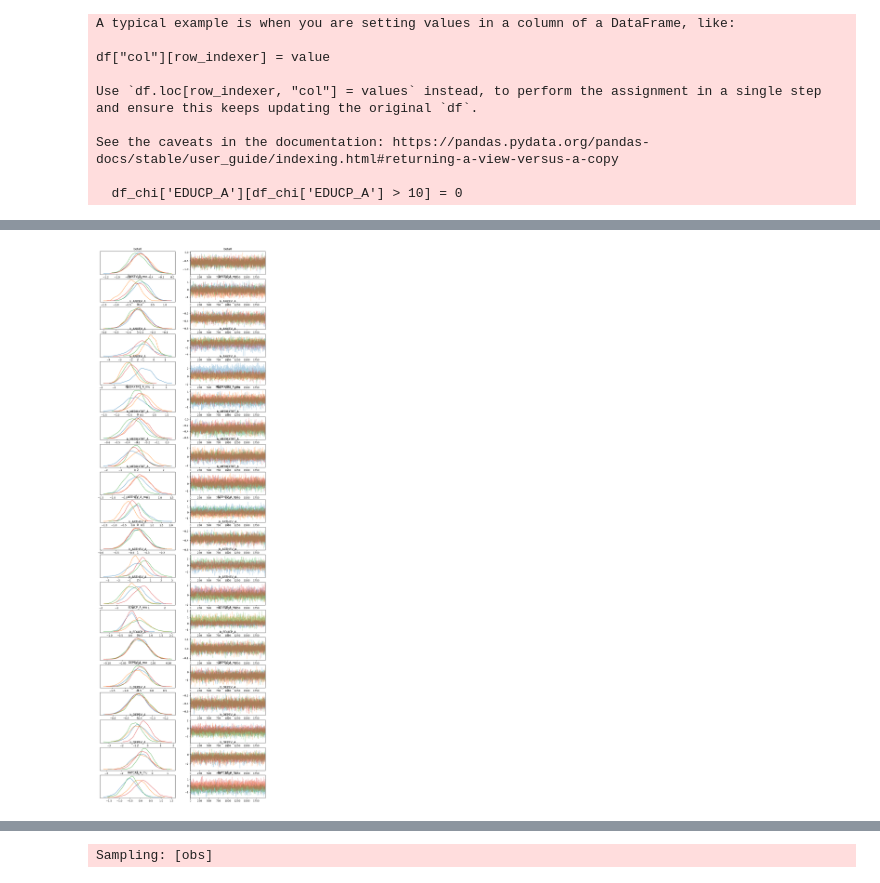
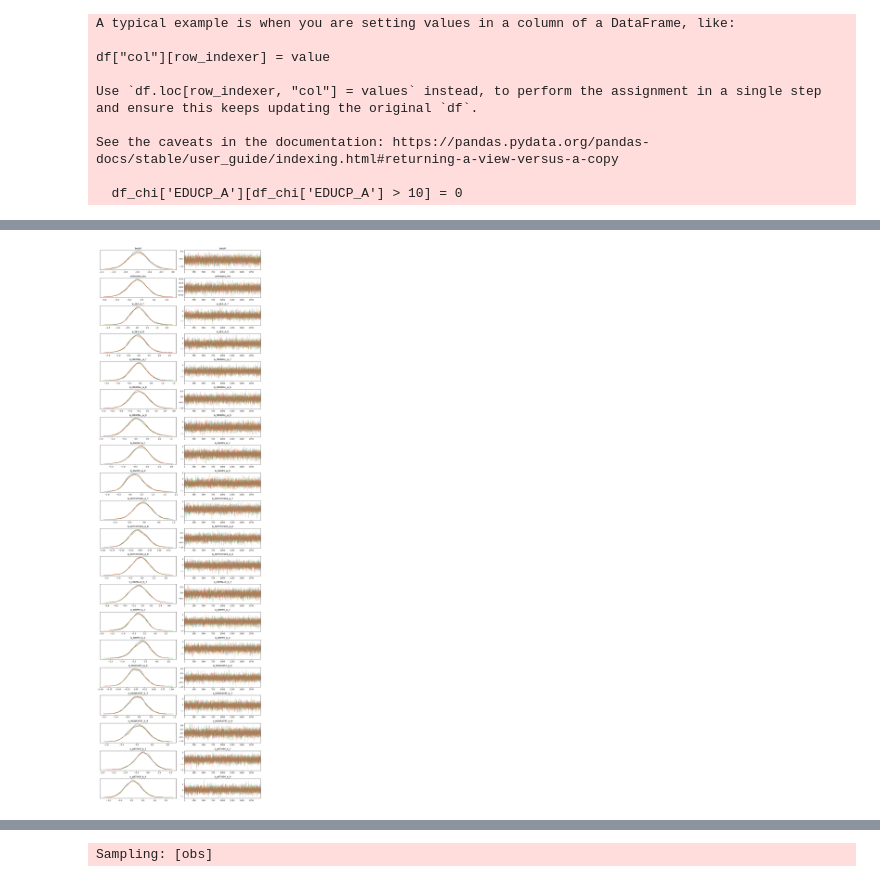
Before and after one commit to kehunter/bayesian-lcovid, a Jupyter notebook: model_testing.ipynb, the cells around one changed output, grey strips where cells are left out. Drawn from its saved outputs; the diff is of its cells as text; code cells hidden in the pictures.

```diff
--- a/model_testing.ipynb
+++ b/model_testing.ipynb
@@ -80,5 +91,5 @@ def preprocess_chi_features(df_full):
 # %%
-X_train, X_test, y_train, y_test = preprocess_chi_features(df_full)
+X_train, X_test, y_train, y_test, scaler, encoder = preprocess_chi_features(df_full)
 # %% [output]
 A value is trying to be set on a copy of a slice from a DataFrame.
 Try using .loc[row_indexer,col_indexer] = value instead
@@ -96,5 +107,9 @@ See the caveats in the documentation: https://pandas.pydata.org/pandas-docs/stab
 
   df_chi['EDUCP_A'][df_chi['EDUCP_A'] > 10] = 0
 # %%
-X_train
+unknowns_cols = X_train.filter(regex='_9$|_7$|_8$').columns
+other_cols = X_train.columns[~X_train.columns.isin(unknowns_cols)]
+urban_cols = X_train.filter(regex='URBRRL').columns
+[i for i, col in enumerate(X_train.columns) if col in unknowns_cols]
+[i for i, col in enumerate(X_train.columns) if col in other_cols]
 # %% [output]
@@ -126,21 +145,34 @@ with pm.Model(coords=coords) as hier_chi_model:
 
     mu += b0 # add intercept
 
-    # Loop through each feature prefix
-    for prefix in set(chi_feats):
-        # Identify column indices matching the prefix
-        cols_in_group = [i for i, col in enumerate(X_train.columns) if col.startswith(prefix)]
+    # GROUP UNKNOWN ENTRIES
+    unknowns_cols = X_train.filter(regex='_9$|_7$|_8$').columns
+    unknowns_idx = [i for i, col in enumerate(X_train.columns) if col in unknowns_cols]
+    unknowns_mu = pm.Normal(f"unknowns_mu", mu=0, sigma=1)
+    unknowns_sigma = pm.HalfNormal(f"unknowns_sigma", sigma=1)
+    for i, unknown in zip(unknowns_idx, unknowns_cols):
+        b = pm.Normal(f"b_{unknown}", mu=unknowns_mu, sigma=unknowns_sigma)
+        # mu += pm.math.dot(X_train.loc[:, unknown].values, b)
+        mu += X[:, i] * b
 
-        X_group = X[:, cols_in_group]
+    # GROUP URBAN/RURAL ENTRIES
+    urban_cols = X_train.filter(regex='URBRRL').columns
+    urban_idx = [i for i, col in enumerate(X_train.columns) if col in urban_cols]
+    urban_mu = pm.Normal(f"urban_mu", mu=0, sigma=1)
+    urban_sigma = pm.HalfNormal(f"urban_sigma", sigma=1)
+    for i, urban in zip(urban_idx,urban_cols):
+        b = pm.Normal(f"b_{urban}", mu=urban_mu, sigma=urban_sigma)
+        # mu += pm.math.dot(X_train.loc[:, urban].values, b)
+        mu += X[:, i] * b
 
-        # Define shared hyperpriors for the group
-        group_mu = pm.Normal(f"{prefix}_mu", mu=0, sigma=1)
-        group_sigma = pm.HalfNormal(f"{prefix}_sigma", sigma=2) ## INCREASED SIGMA
+    other_cols = X_train.columns[~X_train.columns.isin(np.hstack((unknowns_cols,urban_cols)))]
+    other_idx = [i for i, col in enumerate(X_train.columns) if col in other_cols]
 
-        # Group-level coefficients
-        group_b = pm.Normal(f"b_{prefix}", mu=group_mu, sigma=group_sigma, shape=len(cols_in_group))
+    for i, single in zip(other_idx, other_cols):
+        b = pm.Normal(f"b_{single}", mu=0, sigma=1)
+        # mu += pm.math.dot(X_train.loc[:, single].values, b)
+        mu += X[:, i] * b
 
-        mu += pm.math.dot(X_group, group_b)
 
     # link function
     p = pm.Deterministic("p", pm.math.invlogit(mu))
@@ -182,7 +208,8 @@ The effective sample size per chain is smaller than 100 for some parameters.  A
 # %%
 az.plot_trace(idata_hier_chi, compact=False);
+plt.tight_layout();
 # %% [output]
-[figure, old version]
+[figure, new version]
 # %%
 az.summary(idata_hier_chi, var_names='b_', filter_vars="like")
 # %% [output]
```
Also changed, not shown: parts of 13 cells of this notebook.
